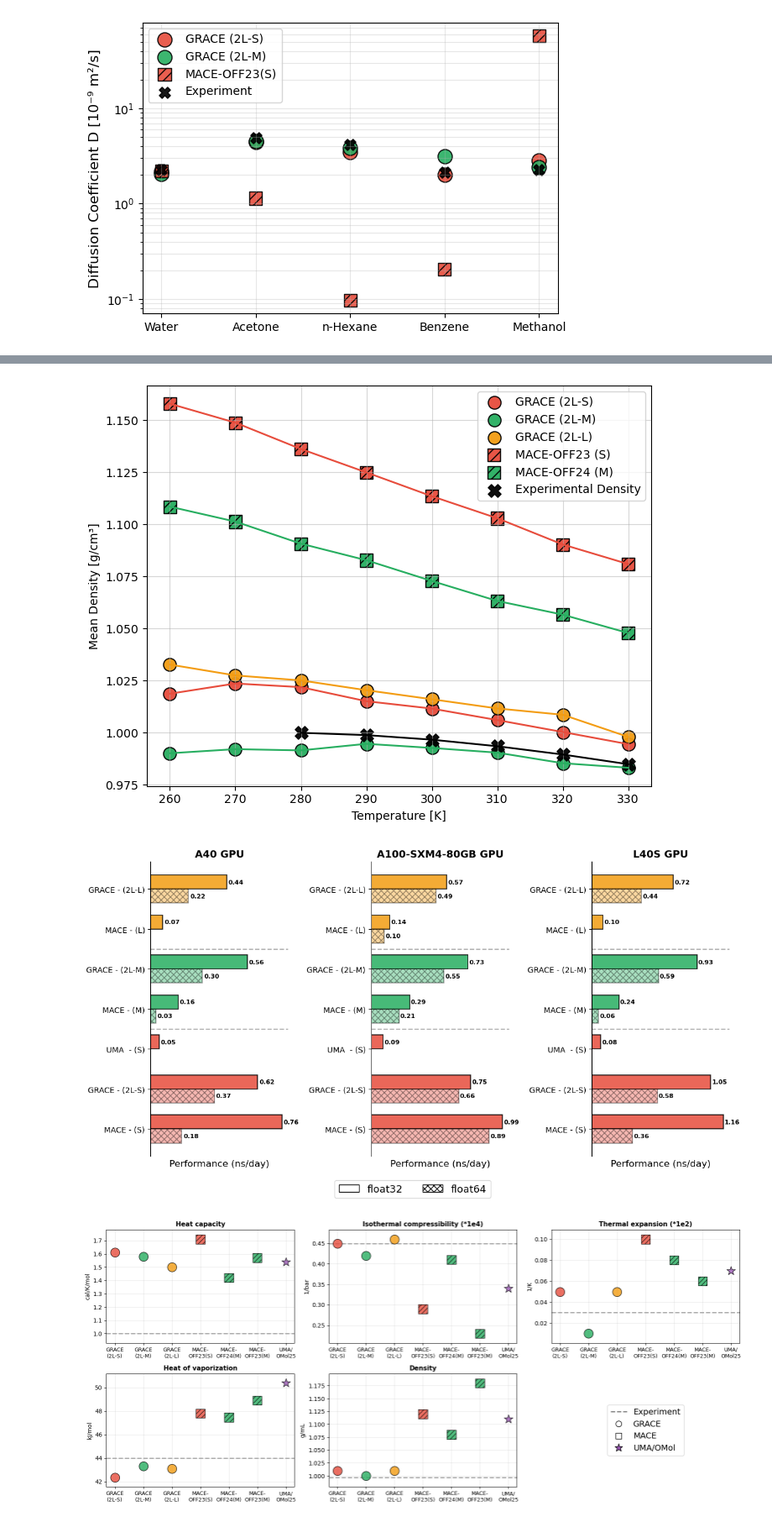
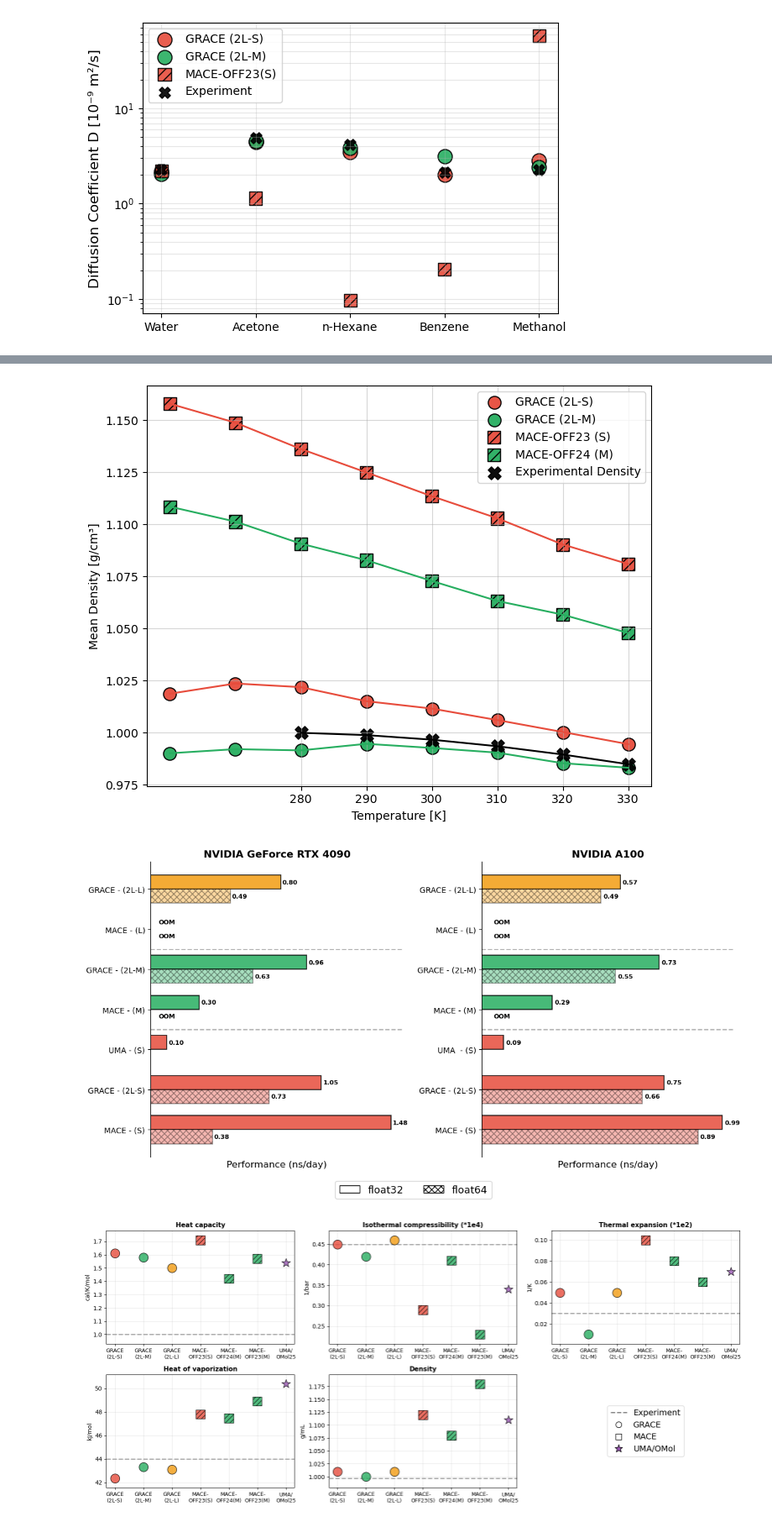
Before and after one commit to heid-lab/grace-off, a Jupyter notebook: analysis/final_plots.ipynb, the cells around one changed output, grey strips where cells are left out. Shown at 84% size. Drawn from its saved outputs; the diff is of its cells as text; code cells hidden in the pictures.

Commit message:
updated final plot

```diff
--- a/analysis/final_plots.ipynb
+++ b/analysis/final_plots.ipynb
@@ -600,11 +612,6 @@ plot_styles = {
         "color": size_colors["medium"],
         "marker": marker_styles["grace"],
         "label": "GRACE (2L-M)",
-    },
-    "GRACE (2L-L)": {
-        "color": size_colors["large"],
-        "marker": marker_styles["grace"],
-        "label": "GRACE (2L-L)",
     },
     "MACE (S)": {
         "color": size_colors["small"],
@@ -678,7 +685,7 @@ for col, style in plot_styles.items():
 # )
 
 # --- Final plot formatting ---
-plt.xticks([260, 270, 280, 290, 300, 310, 320, 330])
+plt.xticks([280, 290, 300, 310, 320, 330])
 plt.xlabel("Temperature [K]")
 plt.ylabel("Mean Density [g/cm³]")
 plt.grid(True, alpha=0.5)
@@ -688,7 +695,7 @@ plt.tight_layout()
 plt.savefig("density_vs_temperature.pdf")
 plt.show()
 # %% [output]
-[figure, old version]
+[figure, new version]
 # %%
 data = pd.read_csv("speedTest/speed_test_results.csv")
 # Sort data by size first (grouping (2L-S) and (S) as small, etc.), then by model_type
@@ -698,11 +705,11 @@ data["size_order"] = data["model_size"].map(size_order)
 data["model_order"] = data["model_type"].map(model_order)
 sorted_data = data.sort_values(["size_order", "model_order"], ascending=[True, True])
 
-# Create 1x5 subplot for each GPU
-fig, axes = plt.subplots(1, 5, figsize=(20, 6), sharey=False)
+# Create 1x3 subplot for each GPU
+fig, axes = plt.subplots(1, 2, figsize=(12, 6), sharey=False)
 
 # Process each GPU
-gpu_names = ["NVIDIA A40", "NVIDIA A100-SXM4-80GB", "NVIDIA L40S"]
+gpu_names = ["NVIDIA GeForce RTX 4090","NVIDIA A100"]
 
 for idx, gpu_name in enumerate(gpu_names):
     ax = axes[idx]
@@ -725,9 +732,20 @@ for idx, gpu_name in enumerate(gpu_names):
         # Get performance values for this dtype
         perf_values = []
         bar_colors = []
+        oom_flags = []  # Track which configs are OOM
         for config in configs:
             config_data = dtype_data[dtype_data["config"] == config]
-            if len(config_data) > 0:
+
+            # Check for OOM cases: MACE (L) float32/float64, MACE (M) float64
+            is_oom = False
+            if "MACE" in config and "(L)" in config:
+                is_oom = True
+            elif "MACE" in config and "(M)" in config and dtype == "float64":
+                is_oom = True
+
+            oom_flags.append(is_oom)
+
+            if len(config_data) > 0 and not is_oom:
                 perf_values.append(config_data["ns_per_day"].values[0])
                 # Get model size for color - map new naming to color keys
                 model_size_str = config_data["model_size"].values[0]
@@ -743,7 +761,16 @@ for idx, gpu_name in enumerate(gpu_names):
                 bar_colors.append(size_colors[color_key])
             else:
                 perf_values.append(0)
-                bar_colors.append("gray")
+                # Still determine color for OOM entries
+                if "(2L-S)" in config or "(S)" in config:
+                    color_key = "small"
+                elif "(2L-M)" in config or "(M)" in config:
+                    color_key = "medium"
+                elif "(2L-L)" in config or "(L)" in config:
+                    color_key = "large"
+                else:
+                    color_key = "small"
+                bar_colors.append(size_colors[color_key])
 
         # Offset bars
         offset = bar_height / 2 if dtype == "float32" else -bar_height / 2
@@ -753,7 +780,7 @@ for idx, gpu_name in enumerate(gpu_names):
 
         # Create bars with different alpha for float32 vs float64
         alpha_val = 0.85 if dtype == "float32" else 0.4
-        for i, (val, color) in enumerate(zip(perf_values, bar_colors)):
+        for i, (val, color, is_oom) in enumerate(zip(perf_values, bar_colors, oom_flags)):
             ax.barh(
                 y_pos[i] + offset,
                 val,
@@ -766,9 +793,20 @@ for idx, gpu_name in enumerate(gpu_names):
                 label=dtype if i == 0 else "",
             )
 
-        # Add value labels on bars
-        for i, val in enumerate(perf_values):
-            if val > 0:
+        # Add value labels on bars (or OOM text)
+        for i, (val, is_oom) in enumerate(zip(perf_values, oom_flags)):
+            if is_oom:
+                ax.text(
+                    0.05,
+                    y_pos[i] + offset,
+                    "OOM",
+                    ha="left",
+                    va="center",
+                    fontsize=8,
+                    fontweight="bold",
+                    color="black",
+                )
+            elif val > 0:
                 ax.text(
                     val + 0.01,
                     y_pos[i] + offset,
@@ -783,9 +821,7 @@ for idx, gpu_name in enumerate(gpu_names):
     ax.set_yticks(y_pos)
     ax.set_yticklabels(configs, fontsize=10)
     ax.set_xlabel("Performance (ns/day)", fontsize=12)
-    # ax.set_title(f"{gpu_name.split()[-1]} GPU", fontsize=13, fontweight="bold")
-    ax.set_title(f"{gpu_names_full[idx]} GPU", fontsize=13, fontweight="bold")
-
+    ax.set_title(gpu_name, fontsize=13, fontweight="bold")
     # ax.grid(True, alpha=0.3, axis='x')
     # ax.legend(loc='upper right', fontsize=10)
 
@@ -795,34 +831,34 @@ for idx, gpu_name in enumerate(gpu_names):
     ax.spines["bottom"].set_visible(False)
 
     # Remove x-axis ticks and labels
     ax.tick_params(axis="x", which="both", bottom=False, top=False, labelbottom=False)
 
     # Add separator lines between size groups (between small-medium and medium-large)
     for pos in [2.5, 4.5]:
         ax.axhline(y=pos, color="gray", linestyle="--", linewidth=1.5, alpha=0.6)
 
 # Create legend for sizes and float32 pattern
 from matplotlib.patches import Patch
 
 legend_elements = [  # Patch(facecolor='#e74c3c', edgecolor='black', label='Small', alpha=0.7),
     #    Patch(facecolor='#27ae60', edgecolor='black', label='Medium', alpha=0.7),
     #    Patch(facecolor='#f39c12', edgecolor='black', label='Large', alpha=0.7),
     Patch(facecolor="white", edgecolor="black", label="float32"),
     Patch(facecolor="white", edgecolor="black", hatch="xxx", label="float64"),
 ]
 fig.legend(
     handles=legend_elements,
     loc="lower center",
     bbox_to_anchor=(0.5, -0.08),
     ncol=5,
     fontsize=13,
 )
 
 plt.tight_layout()
 plt.savefig("compPerformance.pdf", bbox_inches="tight")
 plt.show()
 # %% [output]
-[figure, old version]
+[figure, new version]
 # %%
 # Dictionary containing all properties for different models
 properties_data = {
```
Also changed, not shown: parts of 4 cells of this notebook, 1 other file.
